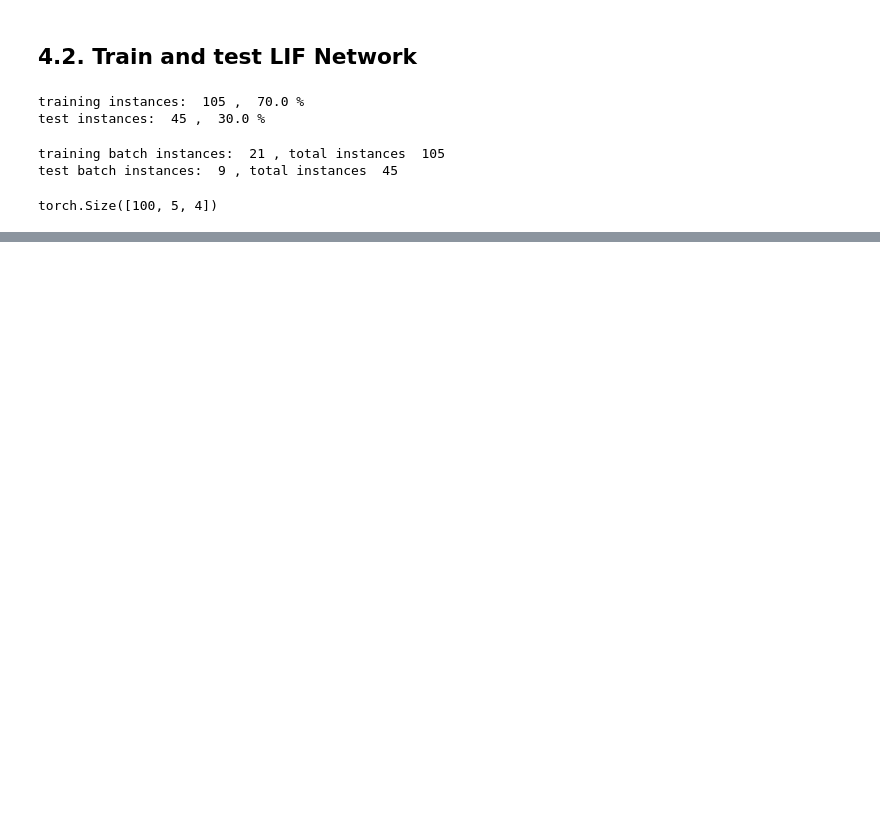
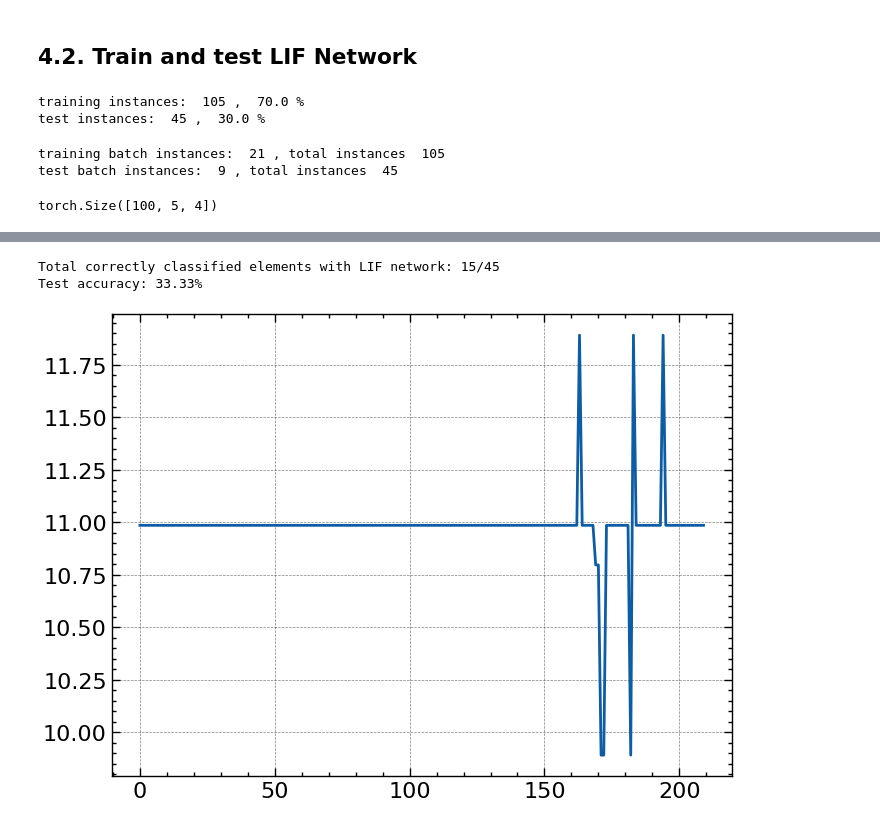
Before and after one commit to Roiwa/snn_cei, a Jupyter notebook: gaussian/iris_time_encoding.ipynb, the cells around one changed output, grey strips where cells are left out. Drawn from its saved outputs; the diff is of its cells as text; code cells hidden in the pictures; blank space fills up the shorter version.

```diff
--- a/gaussian/iris_time_encoding.ipynb
+++ b/gaussian/iris_time_encoding.ipynb
@@ -444,0 +526,41 @@ spike_data  tensor([[[1., 1., 0., 0.],
+# %%
+# Outer training loop
+for epoch in range(num_epochs):
+    iter_counter = 0
+    train_batch = iter(irisDataloader_train)
+
+    # Minibatch training loop
+    for data, targets in train_batch:
+        #data = data.to(device)
+        targets = targets.to(device)
+
+        spike_data = spikegen.rate(data_it, num_steps=num_steps).to(device)
+
+        # forward pass
+        net.train()
+        spk_rec, mem_rec = net(spike_data)
+
+        print("spk_rec ",spk_rec," shape ",spk_rec.shape)
+
+        cheik, predicted = spk_rec.sum(dim=0).max(1)
+        print("predicted ",predicted," shape ",predicted.shape)
+        print("cheik ",cheik," shape ",cheik.shape)
+        print("targets ",targets," shape ",targets.shape)
+
+
+        # initialize the loss & sum over time
+        loss_val = torch.zeros((1), dtype=dtype, device=device)
+        loss_val = loss(predicted, targets)
+
+        # Gradient calculation + weight update
+        optimizer.zero_grad()
+        loss_val.backward()
+        optimizer.step()
+
+        # Store loss history for future plotting
+        loss_hist.append(loss_val.item())
+
+        # Print one out of every 100 computed values
+        counter += 1
+        if(counter % 100 == 0):
+            print(f"Train set loss: {loss_val.item()}")
@@ -444,0 +586,26 @@ spike_data  tensor([[[1., 1., 0., 0.],
+# %%
+with torch.no_grad():
+    net.eval()
+    for data, targets in irisDataloader_test:
+        data = data.to(device)
+        targets = targets.to(device)
+
+        # forward pass
+        test_spk, _ = net(data.view(data.size(0), -1))
+
+        # calculate total accuracy
+        _, predicted = test_spk.sum(dim=0).max(1)
+        total += targets.size(0)
+        correct += (predicted == targets).sum().item()
+
+print(f"Total correctly classified elements with LIF network: {correct}/{total}")
+print(f"Test accuracy: {100 * correct / total:.2f}%")
+# %% [output]
+Total correctly classified elements with LIF network: 15/45
+Test accuracy: 33.33%
+# %%
+# Plot history loss of the model
+plt.plot(loss_hist)
+plt.show()
+# %% [output]
+[figure, added]
```
Also changed, not shown: parts of 18 cells of this notebook, 5 other files.
